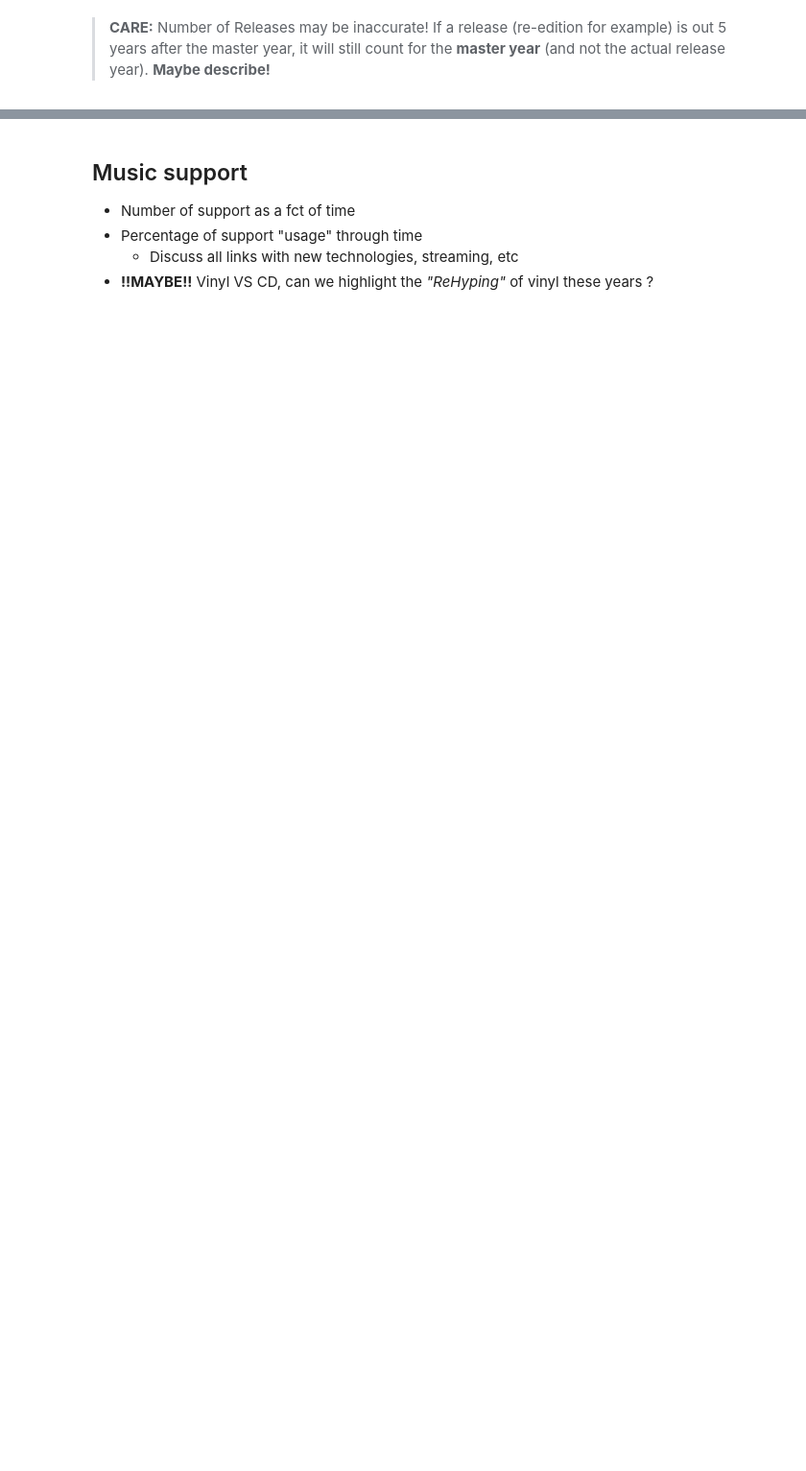
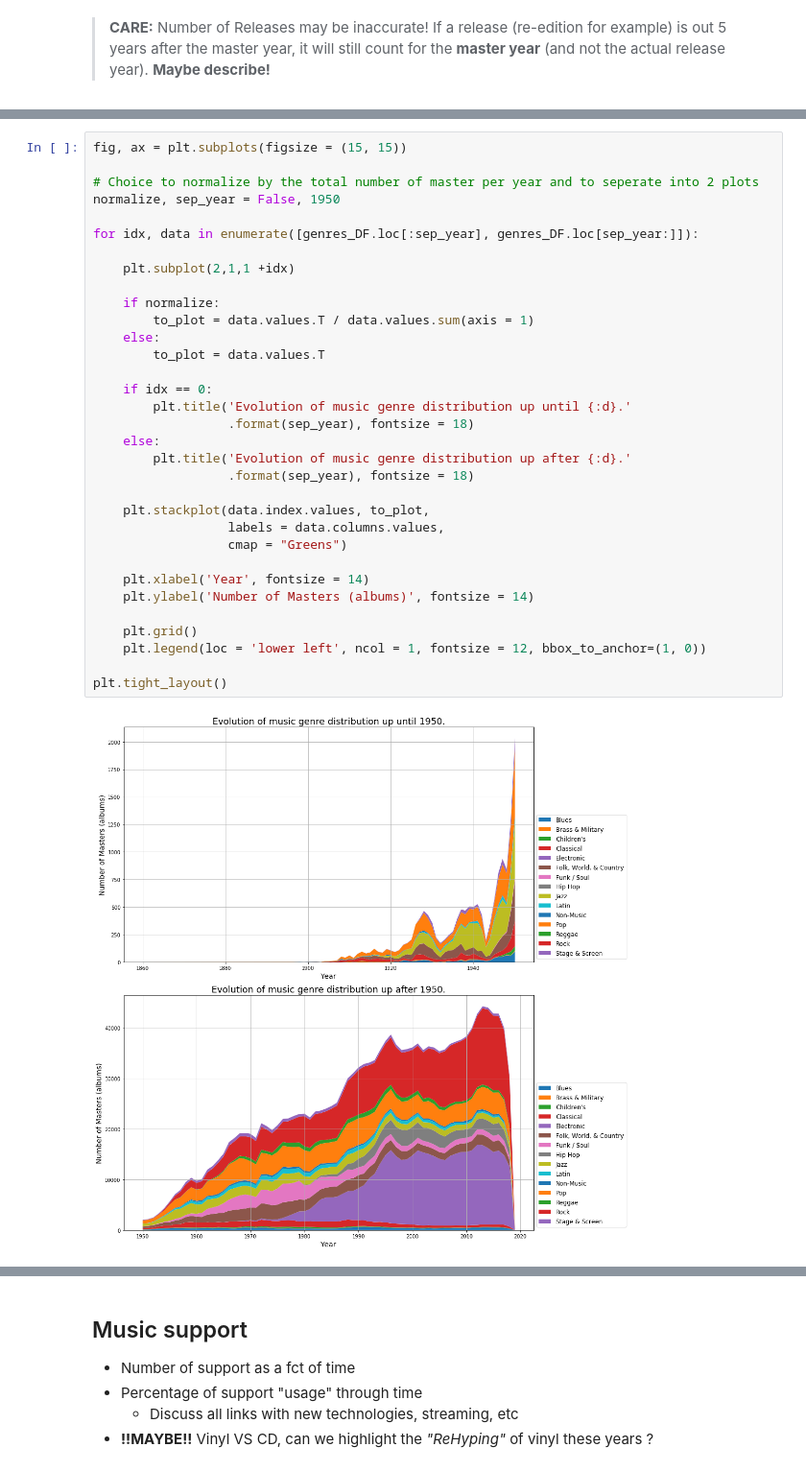
Before and after one commit to JBMembrado/Projects, a Jupyter notebook: Discogs_Masters.ipynb, the cells around one changed output, grey strips where cells are left out. Shown at 96% size. Saved outputs shown, nothing was run; the diff lists cells and outputs as text; blank space fills up the shorter version.

```diff
--- a/Discogs_Masters.ipynb
+++ b/Discogs_Masters.ipynb
@@ -240,0 +248,35 @@ master_year_genres = masters.groupBy(["year", "genres"]) \
+# %%
+fig, ax = plt.subplots(figsize = (15, 15))
+
+# Choice to normalize by the total number of master per year and to seperate into 2 plots
+normalize, sep_year = False, 1950
+
+for idx, data in enumerate([genres_DF.loc[:sep_year], genres_DF.loc[sep_year:]]):
+
+    plt.subplot(2,1,1 +idx)
+
+    if normalize:
+        to_plot = data.values.T / data.values.sum(axis = 1)
+    else:
+        to_plot = data.values.T
+
+    if idx == 0:
+        plt.title('Evolution of music genre distribution up until {:d}.'
+                  .format(sep_year), fontsize = 18)
+    else:
+        plt.title('Evolution of music genre distribution up after {:d}.'
+                  .format(sep_year), fontsize = 18)
+
+    plt.stackplot(data.index.values, to_plot,
+                  labels = data.columns.values,
+                  cmap = "Greens")
+
+    plt.xlabel('Year', fontsize = 14)
+    plt.ylabel('Number of Masters (albums)', fontsize = 14)
+
+    plt.grid()
+    plt.legend(loc = 'lower left', ncol = 1, fontsize = 12, bbox_to_anchor=(1, 0))
+
+plt.tight_layout()
+# %% [output]
+[figure, added]
```
Also changed, not shown: parts of 13 cells of this notebook.
